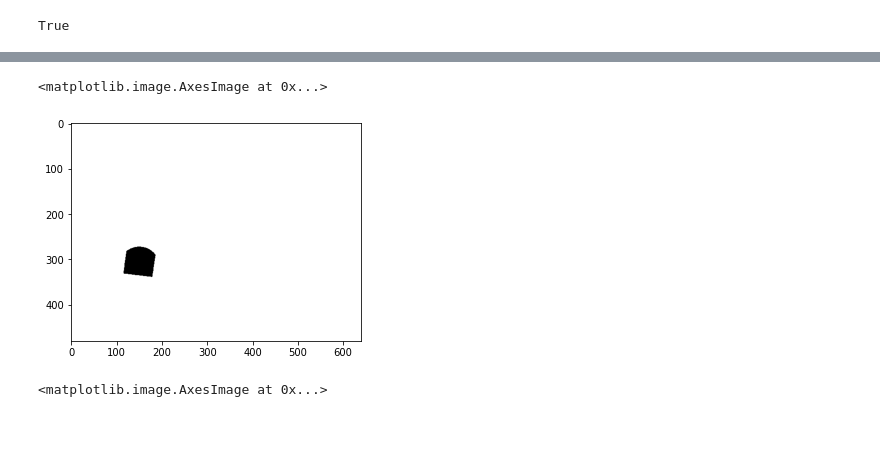
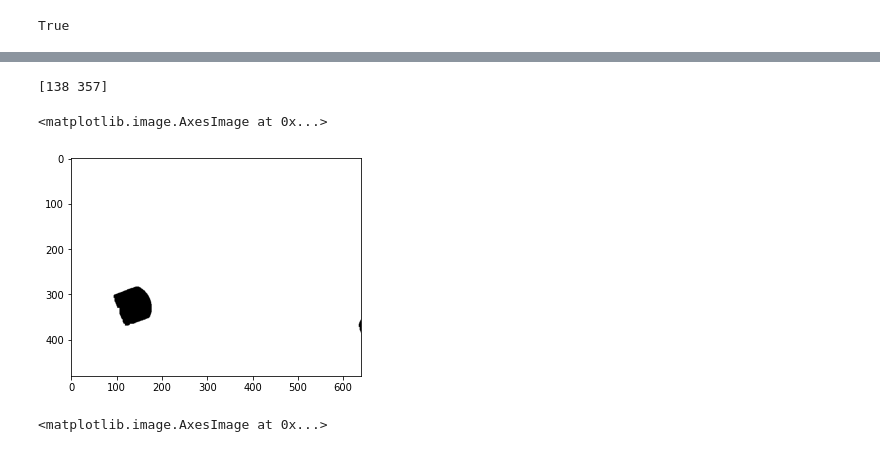
Before and after one commit to AntoineDelaloye/mobile_robotics_project, a Jupyter notebook: Vision.ipynb, the cells around one changed output, grey strips where cells are left out. Drawn from its saved outputs; the diff is of its cells as text; code cells hidden in the pictures.

```diff
--- a/Vision.ipynb
+++ b/Vision.ipynb
@@ -249,13 +384,20 @@ True
+# %%
+blue_array = np.array(blue_center)
+red_array = np.array(red_center)
+center = (blue_array+red_array)/2
+print((center).astype(int))
+# %% [output]
+[138 357]
 # %%
 gray_tune = cv2.cvtColor(vision.obstacle_img, cv2.COLOR_BGR2GRAY)
-_, thymio_mask = cv2.threshold(gray_tune, 180, 255, cv2.THRESH_BINARY)
-#opening_tune = cv2.morphologyEx(thymio_mask, cv2.MORPH_OPEN, np.ones((3,3), np.uint8), iterations=5)
-closing_tune = cv2.morphologyEx(thymio_mask, cv2.MORPH_CLOSE, np.ones((3,3), np.uint8), iterations=5)
+_, thymio_mask = cv2.threshold(gray_tune, 165, 255, cv2.THRESH_BINARY)
+opening_tune = cv2.morphologyEx(thymio_mask, cv2.MORPH_OPEN, np.ones((2,2), np.uint8), iterations=4)
+closing_tune = cv2.morphologyEx(opening_tune, cv2.MORPH_CLOSE, np.ones((5,5), np.uint8), iterations=3)
 
 plt.imshow(closing_tune,"binary")
 # %% [output]
 <matplotlib.image.AxesImage at 0x...>
-[figure, old version]
+[figure, new version]
 # %%
 tune = cv2.cvtColor(vision.obstacle_img, cv2.COLOR_BGR2RGB)
 gray_tune = cv2.cvtColor(tune, cv2.COLOR_BGR2GRAY)
```
Also changed, not shown: parts of 31 cells of this notebook.
